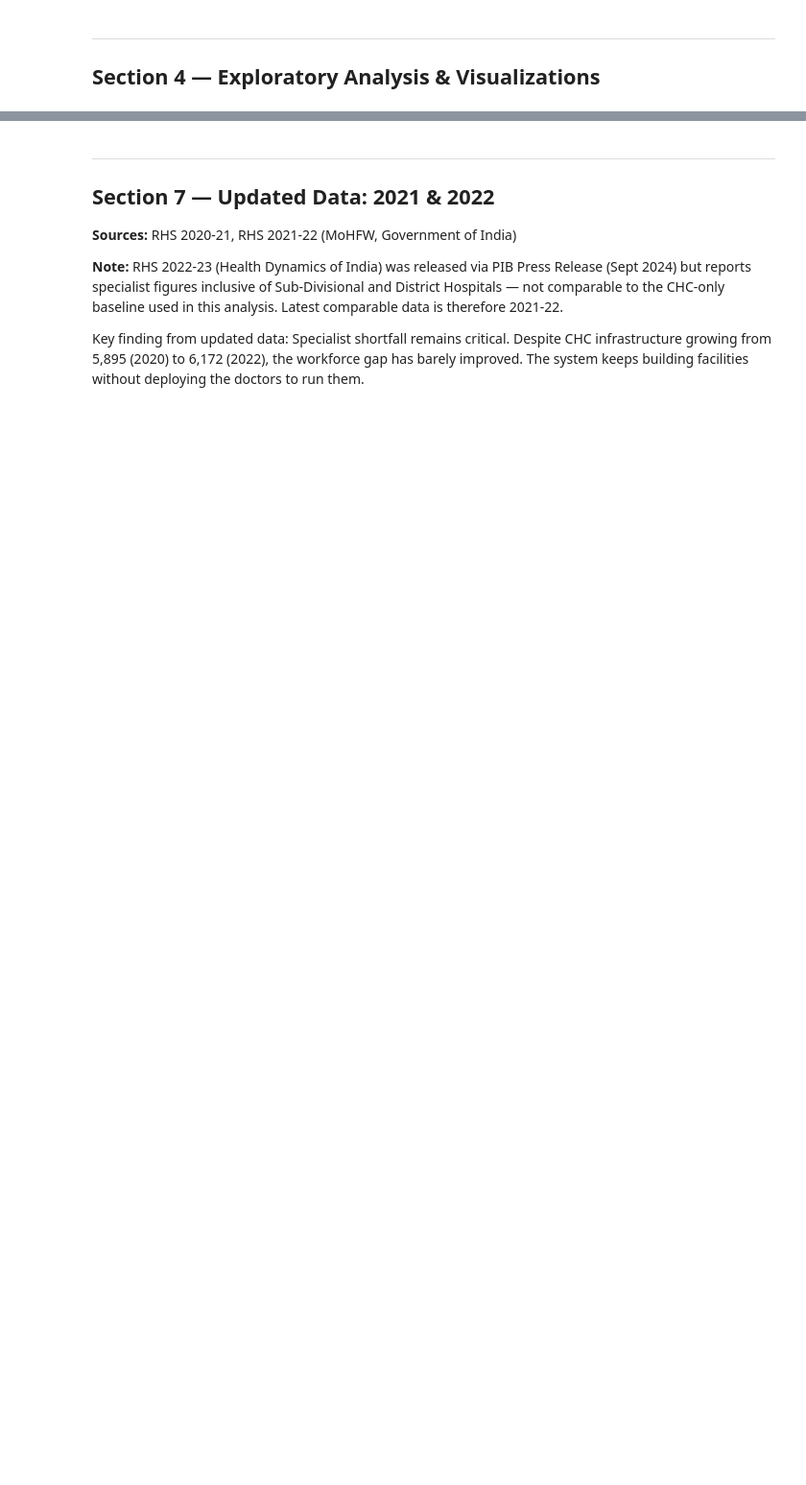
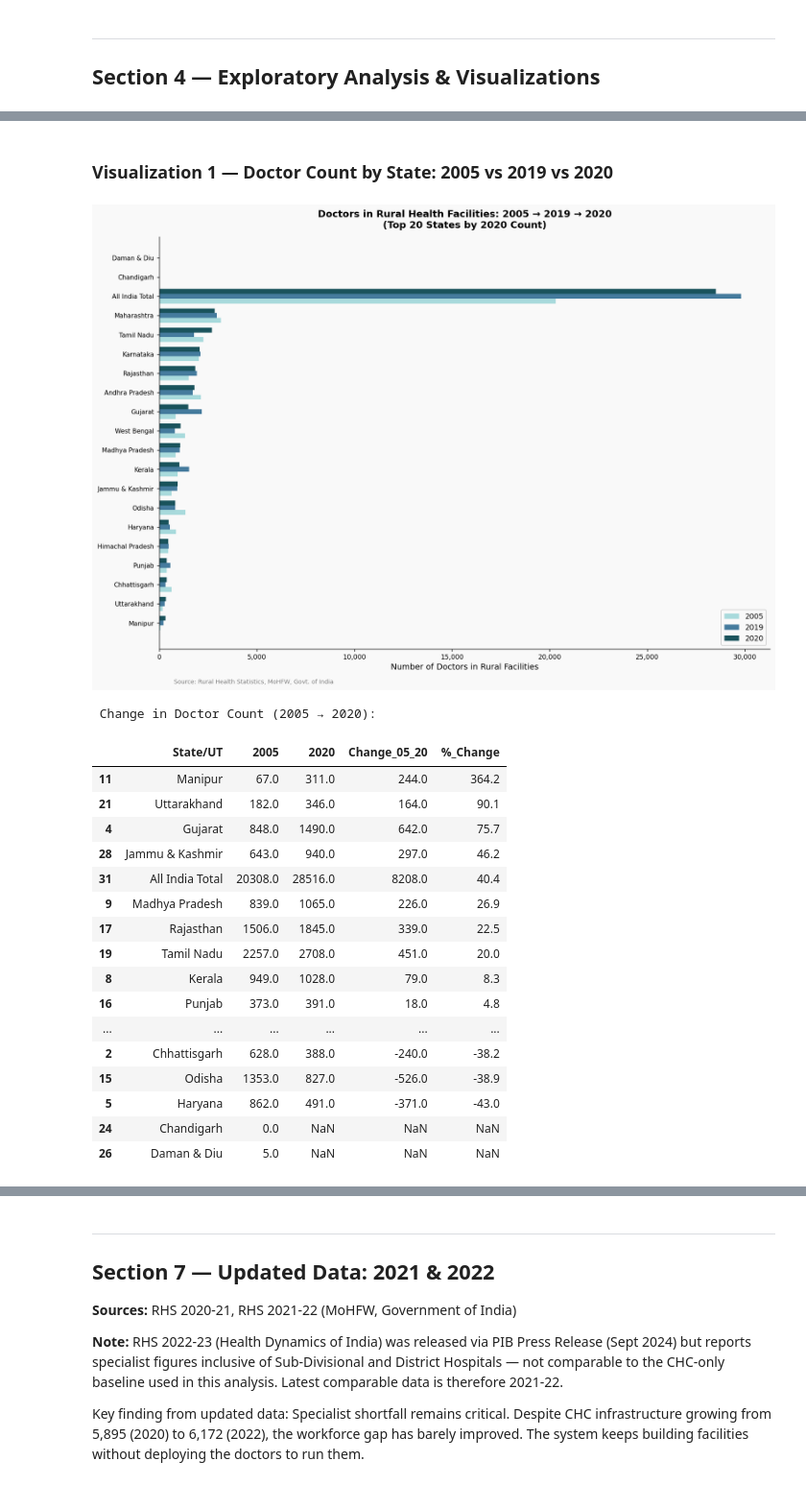
Before and after one commit to rihanpathan-6509/India-healthcare-analysis, a Jupyter notebook: rural_healthcare/rural_healthcare_analysis.ipynb, the cells around one changed output, grey strips where cells are left out. Shown at 96% size. Cells and saved outputs as stored; diff of their text form; code cells hidden in the pictures; blank space fills up the shorter version.

```diff
--- a/rural_healthcare/rural_healthcare_analysis.ipynb
+++ b/rural_healthcare/rural_healthcare_analysis.ipynb
@@ -851,0 +352,52 @@ print(f'📊 National Specialist Gap (vs CHC requirement): {int(total_spec_gap):
+# %% [markdown]
+### Visualization 1 — Doctor Count by State: 2005 vs 2019 vs 2020
+# %%
+# Merge three years on state
+d05 = rhs05[['State/UT','Doctors']].rename(columns={'Doctors':'2005'}).dropna()
+d19 = rhs19[['State/UT','Doctors']].rename(columns={'Doctors':'2019'})
+d20 = rhs20[['State/UT','Doctors']].rename(columns={'Doctors':'2020'})
+trend = d05.merge(d19, on='State/UT').merge(d20, on='State/UT')
+trend = trend.sort_values('2020', ascending=True).tail(20)  # top 20 states
+
+fig, ax = plt.subplots(figsize=(13, 9))
+y = np.arange(len(trend))
+h = 0.25
+ax.barh(y - h, trend['2005'], h, color='#A8DADC', label='2005')
+ax.barh(y,      trend['2019'], h, color='#457B9D', label='2019')
+ax.barh(y + h,  trend['2020'], h, color='#1A535C', label='2020')
+ax.set_yticks(y)
+ax.set_yticklabels(trend['State/UT'], fontsize=8.5)
+ax.set_xlabel('Number of Doctors in Rural Facilities')
+ax.set_title('Doctors in Rural Health Facilities: 2005 → 2019 → 2020\n(Top 20 States by 2020 Count)', pad=12)
+ax.legend(loc='lower right', framealpha=0.9)
+ax.xaxis.set_major_formatter(mticker.FuncFormatter(lambda x, _: f'{int(x):,}'))
+ax.axvline(0, color='grey', linewidth=0.5)
+fig.text(0.12, -0.01, ' Source: Rural Health Statistics, MoHFW, Govt. of India', fontsize=8, color='grey')
+plt.tight_layout()
+plt.show()
+
+# Change summary
+trend['Change_05_20'] = trend['2020'] - trend['2005']
+trend['%_Change']     = ((trend['2020'] - trend['2005']) / trend['2005'] * 100).round(1)
+print('\n Change in Doctor Count (2005 → 2020):')
+display(trend[['State/UT','2005','2020','Change_05_20','%_Change']].sort_values('%_Change', ascending=False))
+# %% [output]
+[figure, added]
+ Change in Doctor Count (2005 → 2020):
+|  | State/UT | 2005 | 2020 | Change_05_20 | %_Change |
+| 11 | Manipur | 67.0 | 311.0 | 244.0 | 364.2 |
+| 21 | Uttarakhand | 182.0 | 346.0 | 164.0 | 90.1 |
+| 4 | Gujarat | 848.0 | 1490.0 | 642.0 | 75.7 |
+| 28 | Jammu & Kashmir | 643.0 | 940.0 | 297.0 | 46.2 |
+| 31 | All India Total | 20308.0 | 28516.0 | 8208.0 | 40.4 |
+| 9 | Madhya Pradesh | 839.0 | 1065.0 | 226.0 | 26.9 |
+| 17 | Rajasthan | 1506.0 | 1845.0 | 339.0 | 22.5 |
+| 19 | Tamil Nadu | 2257.0 | 2708.0 | 451.0 | 20.0 |
+| 8 | Kerala | 949.0 | 1028.0 | 79.0 | 8.3 |
+| 16 | Punjab | 373.0 | 391.0 | 18.0 | 4.8 |
+| ... | ... | ... | ... | ... | ... |
+| 2 | Chhattisgarh | 628.0 | 388.0 | -240.0 | -38.2 |
+| 15 | Odisha | 1353.0 | 827.0 | -526.0 | -38.9 |
+| 5 | Haryana | 862.0 | 491.0 | -371.0 | -43.0 |
+| 24 | Chandigarh | 0.0 | NaN | NaN | NaN |
+| 26 | Daman & Diu | 5.0 | NaN | NaN | NaN |
```
Also changed, not shown: parts of 46 cells of this notebook, 5 other files.
